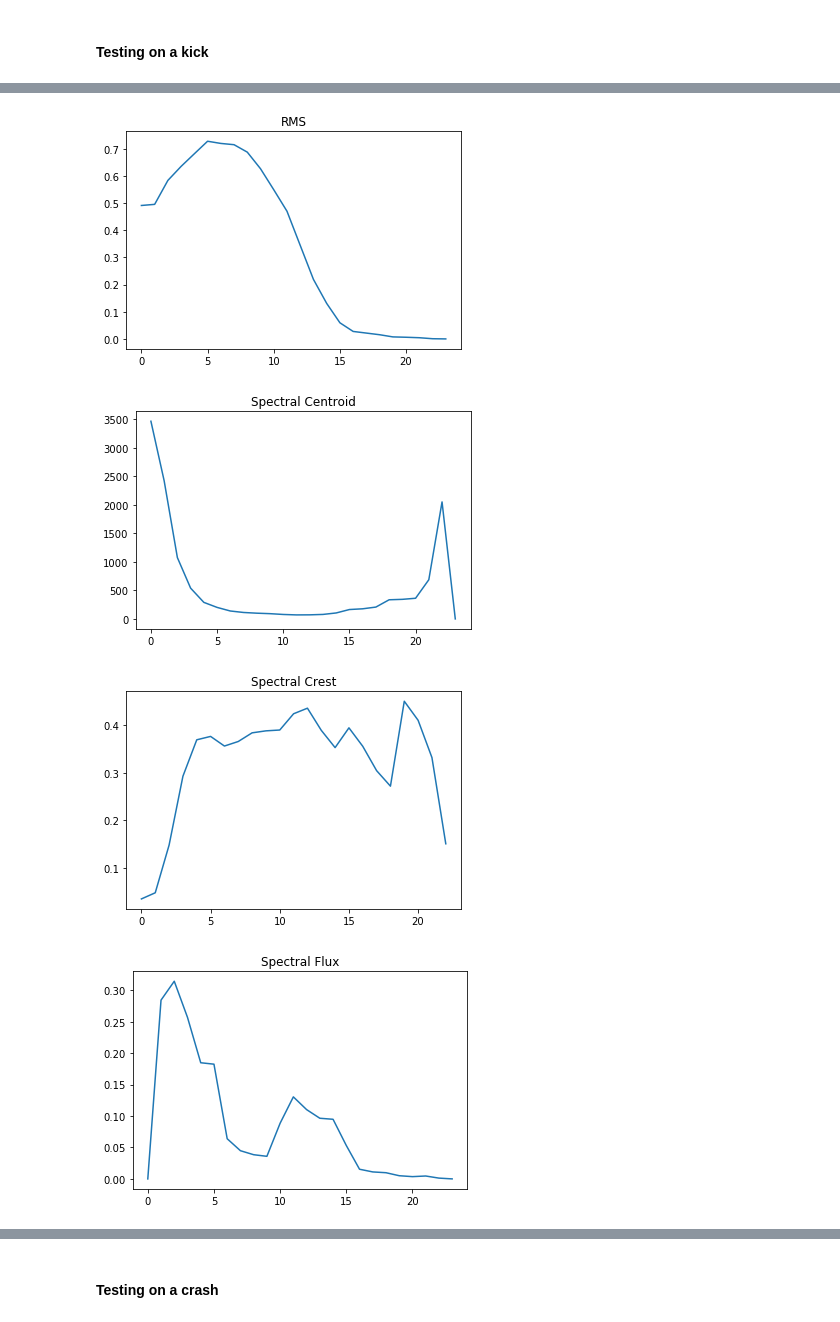
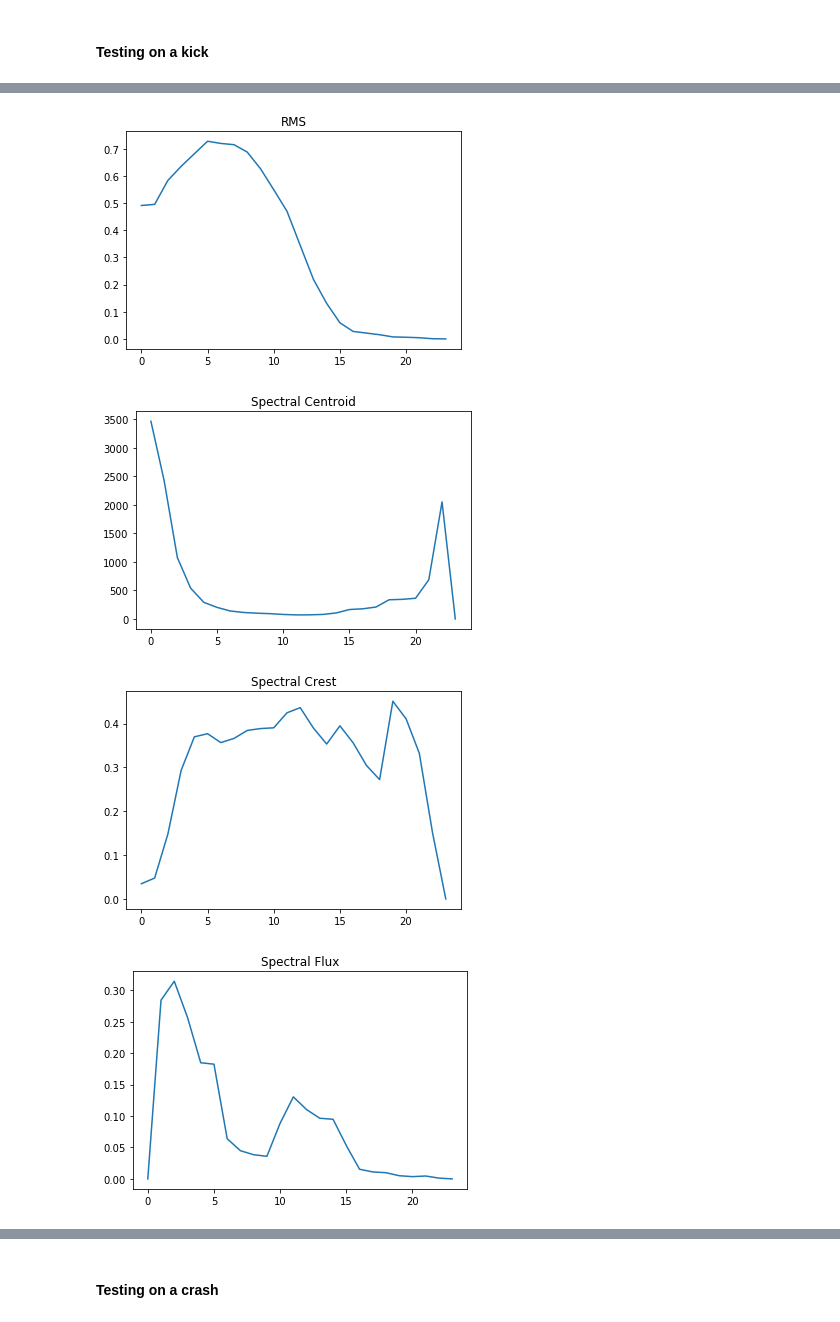
Before and after one commit to AvneeshSarwate/klustr, a Jupyter notebook: audioNotebooks/Samples to MIR Features.ipynb, the cells around one changed output, grey strips where cells are left out. Cells and saved outputs as stored; diff of their text form; code cells hidden in the pictures.

```diff
--- a/audioNotebooks/Samples to MIR Features.ipynb
+++ b/audioNotebooks/Samples to MIR Features.ipynb
@@ -54,7 +55,13 @@ def computeSpectralCrest(sample):
     spectral_crest = np.zeros((1,numBlocks))
     for i in range(numBlocks):
         blockFFT = sample_fft[:,i]
-        spectral_crest[:,i] = np.max(blockFFT) / np.sum(blockFFT)
+        #print("---",i,"---")
+        #print("np.max(blockFFT): ", np.max(blockFFT))
+        #print("np.sum(blockFFT): ", np.sum(blockFFT))
+        if np.sum(blockFFT) == 0:
+            spectral_crest[:,i] = 0  # Need to ask about this!!! Prevents division by zero
+        else:
+            spectral_crest[:,i] = np.max(blockFFT) / np.sum(blockFFT)
     return spectral_crest
 
 def computeSpectralFlux(sample):
@@ -97,7 +104,7 @@ def extractFeatures(sample):
 # %% [markdown]
 #### Sanity check on feature extraction pipeline
 # %%
-def plotFeatures(original_sample, feature_matrix):
+def plotFeatureMatrix(original_sample, feature_matrix):
     (num_features, num_blocks) = feature_matrix.shape
     feature_dict = ["RMS","Spectral Centroid","Spectral Crest","Spectral Flux","Spectral Roll-off","Zerocrossing Rate"]
 
@@ -117,12 +124,12 @@ sample_crash = crashes[0]
 #### Testing on a kick
 # %%
 kick_feature_matrix = extractFeatures(sample_kick)
-plotFeatures(sample_kick, kick_feature_matrix)
+plotFeatureMatrix(sample_kick, kick_feature_matrix)
 # %% [output]
 [figure]
 [figure]
 [figure]
-[figure, old version]
+[figure, new version]
 [figure]
 [figure]
 [figure]
```
Also changed, not shown: parts of 10 cells of this notebook, 1 other file.
